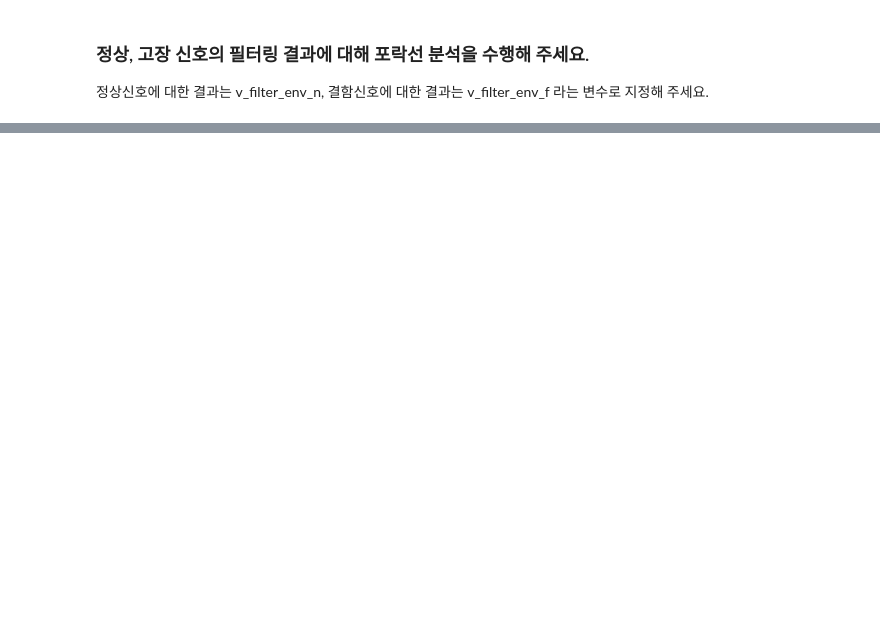
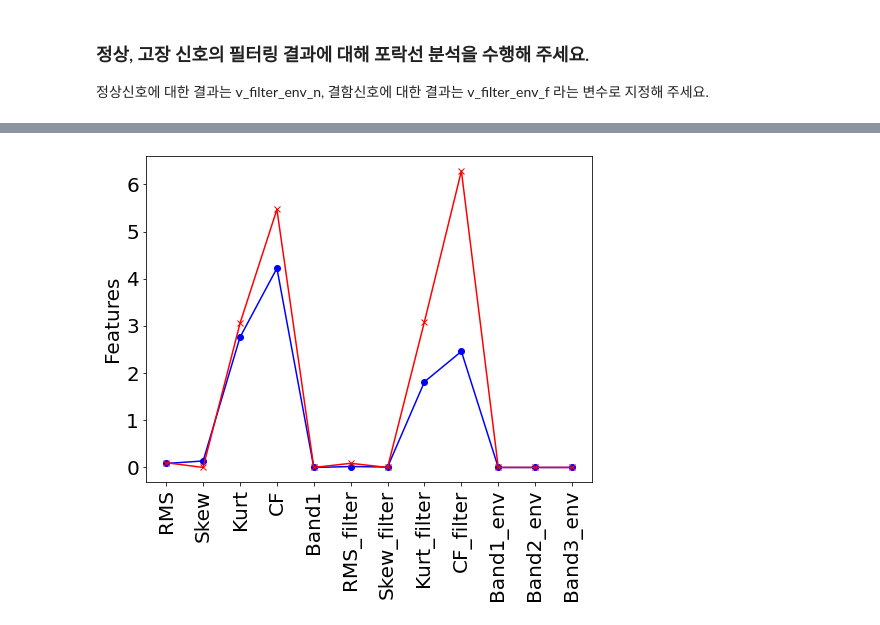
Before and after one commit to billyhjm/PHM_Education, a Jupyter notebook: e_Feature_CWRU_정답.ipynb, the cells around one changed output, grey strips where cells are left out. Cells and saved outputs as stored; diff of their text form; code cells hidden in the pictures; blank space fills up the shorter version.

```diff
--- a/e_Feature_CWRU_정답.ipynb
+++ b/e_Feature_CWRU_정답.ipynb
@@ -189,0 +150,12 @@ z_dep.z_draw_features(feature_filter_env_t_n, feature_filter_env_t_f, feature_fi
+# %%
+feature_n, feature_name = z_dep.z_feature(v_n, fs, band_energy_and_filter, band_enrgy_from_envelope)
+feature_f, feature_name = z_dep.z_feature(v_f, fs, band_energy_and_filter, band_enrgy_from_envelope)
+
+plt.figure(figsize=(8,6))
+plt.plot(feature_n,'-bo')
+plt.plot(feature_f,'-rx')
+plt.xticks(np.arange(0,np.size(feature_name)),feature_name,rotation='vertical')
+plt.ylabel('Features')
+plt.show()
+# %% [output]
+[figure, added]
```
Also changed, not shown: parts of 26 cells of this notebook, 1 other file.
